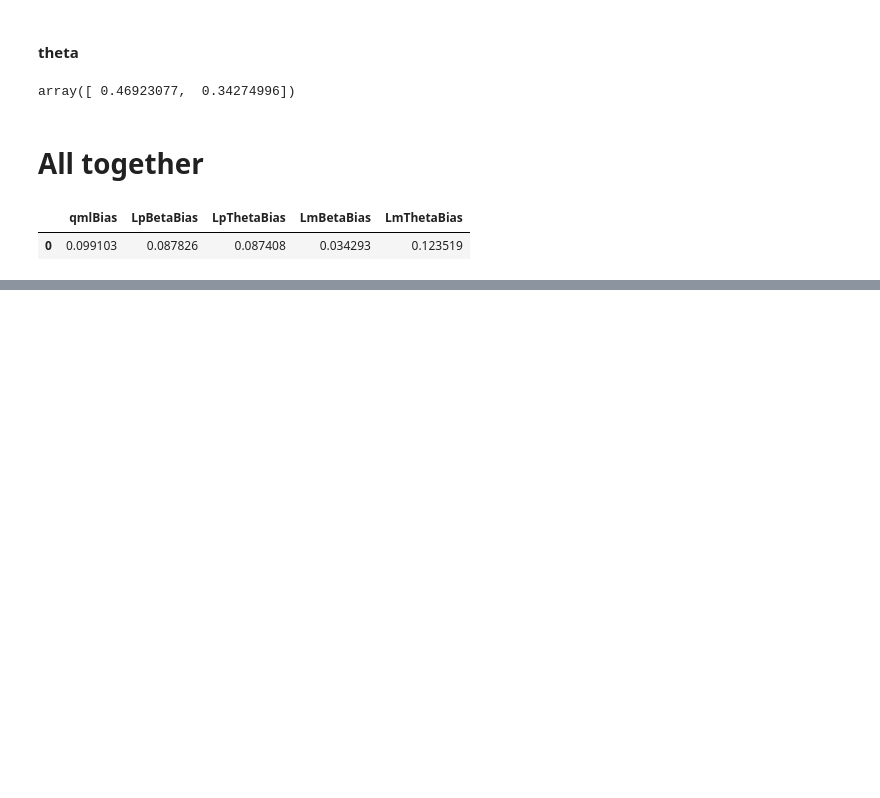
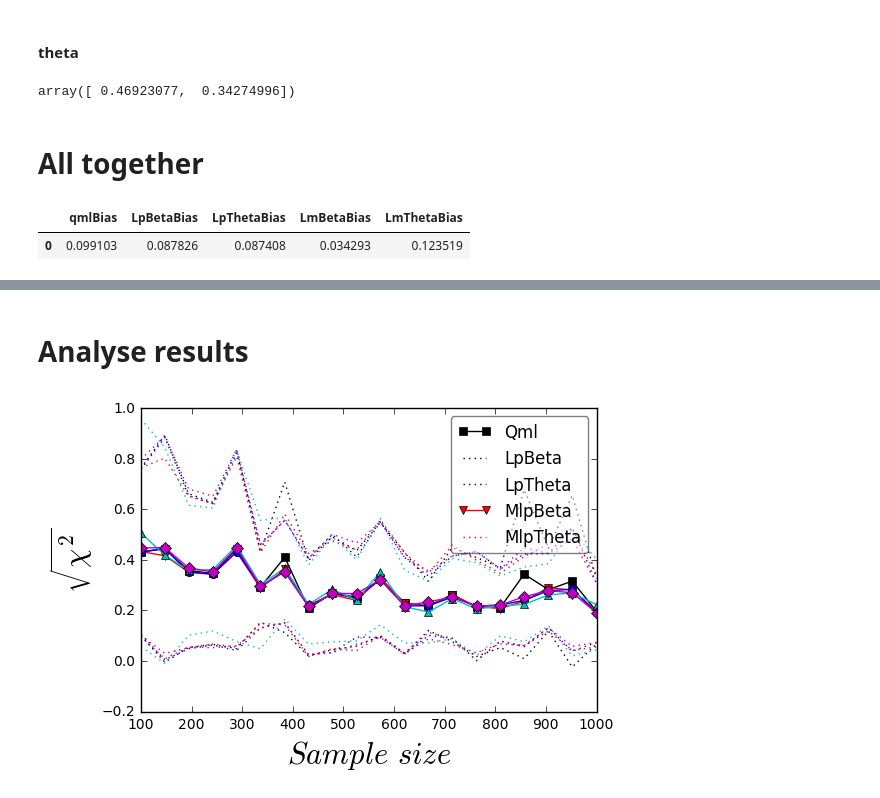
Before and after one commit to demosgill/hierarchyfitting, a Jupyter notebook: V1 - MPL applied to ARMA.ipynb, the cells around one changed output, grey strips where cells are left out. Cells and saved outputs as stored; diff of their text form; code cells hidden in the pictures; blank space fills up the shorter version.

```diff
--- a/V1 - MPL applied to ARMA.ipynb
+++ b/V1 - MPL applied to ARMA.ipynb
@@ -137,0 +140,6 @@ res
+# %%
+armf = reload(armf)
+truePars = [0.3, 0.6]
+sz = 300
+
+RES = armf.MonteCarloBias(truePars, sz, MC=30)
@@ -137,0 +171,5 @@ res
+# %%
+armf = reload(armf)
+truePars = [0.2, 0.5]
+
+%time meanResFull2, stdResFull2 = armf.MonteCarloBias_fullIteration(truePars, MC=10)
@@ -137,0 +179,5 @@ res
+# %%
+armf = reload(armf)
+truePars = [0.15, 0.35]
+
+%time meanResFull3, stdResFull3 = armf.MonteCarloBias_fullIteration(truePars, MC=5)
@@ -137,0 +197,6 @@ res
+# %% [markdown]
+# Analyse results
+# %%
+armf.plot_McResults(np.sqrt(meanResFull), np.sqrt(stdResFull))
+# %% [output]
+[figure, added]
```
Also changed, not shown: parts of 8 cells of this notebook, 1 other file.
